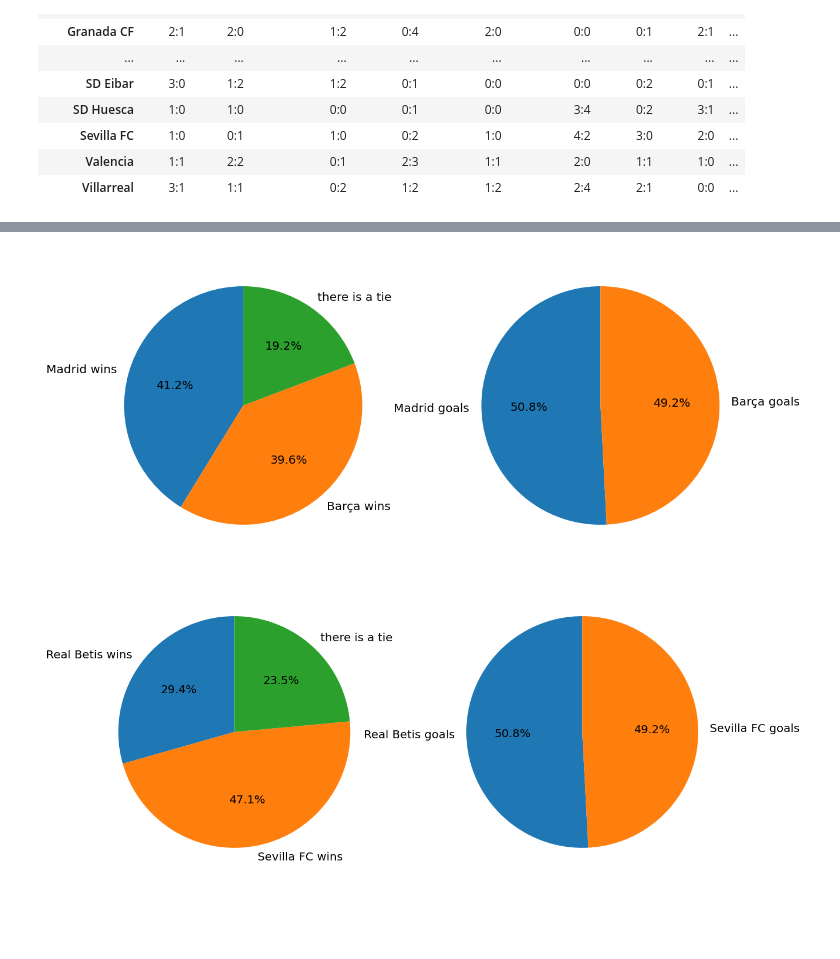
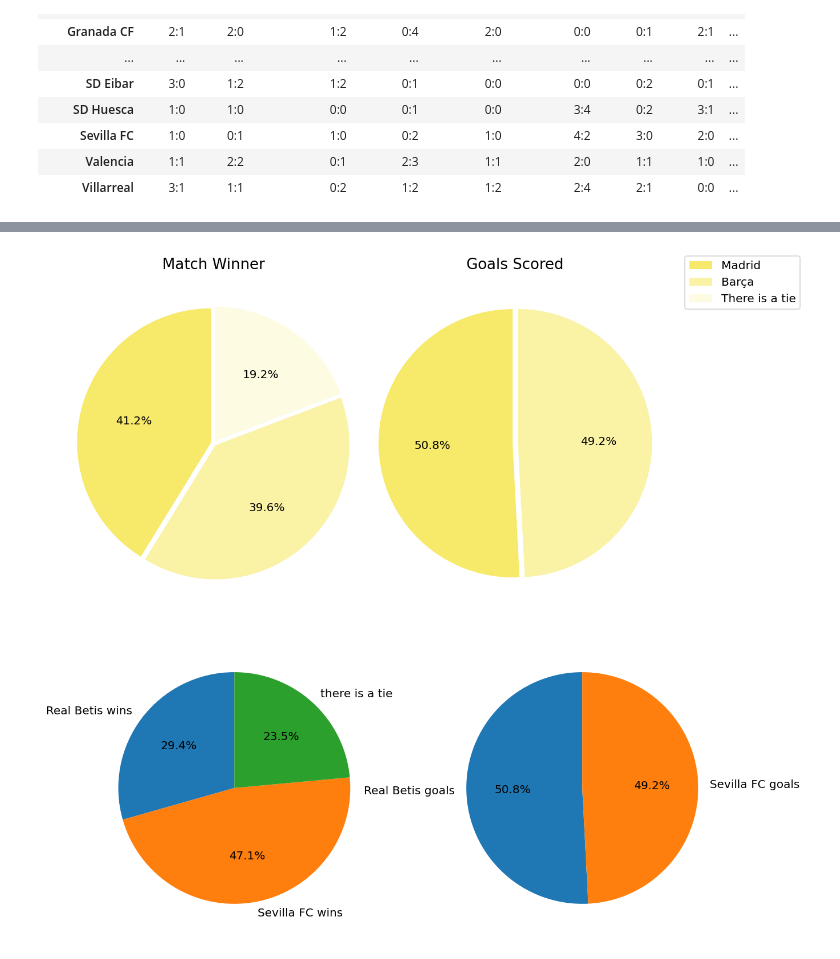
Before and after one commit to coders-unidas/la-quiniela, a Jupyter notebook: analysis/data_analysis.ipynb, the cells around one changed output, grey strips where cells are left out. Drawn from its saved outputs; the diff is of its cells as text; code cells hidden in the pictures; blank space fills up the shorter version.

```diff
--- a/analysis/data_analysis.ipynb
+++ b/analysis/data_analysis.ipynb
@@ -377,31 +381,45 @@ display(table_for_any_season_with_gradient(2,'2001-2000'))
 # %%
 df_home_madrid = df[df['home_team'] == 'Real Madrid'] [df[df['home_team'] == 'Real Madrid'] ['away_team'] == 'Barcelona']
 goals_madrid = df_home_madrid['score_home_team'].sum()
 df_home_barca = df[df['home_team'] == 'Barcelona'] [df[df['home_team'] == 'Barcelona'] ['away_team'] == 'Real Madrid']
 goals_barca = df_home_barca['score_home_team'].sum()
 
 df_bar_vs_mad = pd.concat([df_home_madrid, df_home_barca])
 
 madrid_wins = (df_home_madrid['score_home_team'] > df_home_madrid['score_away_team']).sum() + (df_home_barca['score_home_team'] < df_home_barca['score_away_team']).sum()
 barca_wins = (df_home_barca['score_home_team'] > df_home_barca['score_away_team']).sum() + (df_home_madrid['score_home_team'] < df_home_madrid['score_away_team']).sum()
 ties = (df_bar_vs_mad['score_home_team'] == df_bar_vs_mad['score_away_team']).sum()
 
 sizes = [madrid_wins, barca_wins, ties]
-labels = ['Madrid wins', 'Barça wins', 'there is a tie']
+labels = [' ', ' ', ' ']
+explode = (0.02, 0.02, 0.02)  # controls how much the wedges come out
 
-fig = plt.figure(figsize=(10,10),dpi=144)
+fig = plt.figure(figsize=(10, 10), dpi=144)
 
 ax1 = fig.add_subplot(121)
-ax1.pie(sizes, labels=labels, autopct='%1.1f%%', startangle=90)
+colors1 = ['#f7e969', '#faf2a5', '#fdfbe1']
+ax1.pie(sizes, labels=labels, autopct='%1.1f%%', startangle=90, explode=explode, colors=colors1)
+ax1.set_title('Match Winner', fontsize=13)
 
 sizes = [goals_madrid, goals_barca]
-labels = ['Madrid goals', 'Barça goals']
+labels = [' ', ' ']
+explode = (0.02, 0.02)
 
 ax2 = fig.add_subplot(122)
-ax2.pie(sizes, labels=labels, autopct='%1.1f%%', startangle=90)
+colors2 = ['#f7e969', '#faf2a5']
+ax2.pie(sizes, labels=labels, autopct='%1.1f%%', startangle=90, explode=explode, colors=colors2)
+ax2.set_title('Goals Scored', fontsize=13)
+
+plt.subplots_adjust(wspace=-0.1)
+
+legend_labels = ['Madrid', 'Barça', 'There is a tie']
+legend_colors = ['#f7e969', '#faf2a5', '#fdfbe1', '#f7e969', '#faf2a5']
+
+fig.legend(labels=legend_labels, loc='upper right', bbox_to_anchor=(1.05, 0.73), prop={'size': 10}, fancybox=True, edgecolor='lightgrey', frameon=True)
+
 plt.show()
 # %% [output]
-[figure, old version]
+[figure, new version]
 # %%
 #function exercise 5
 def plot_direct_confontations_stats(team1,team2):
```
Also changed, not shown: parts of 3 cells of this notebook.
